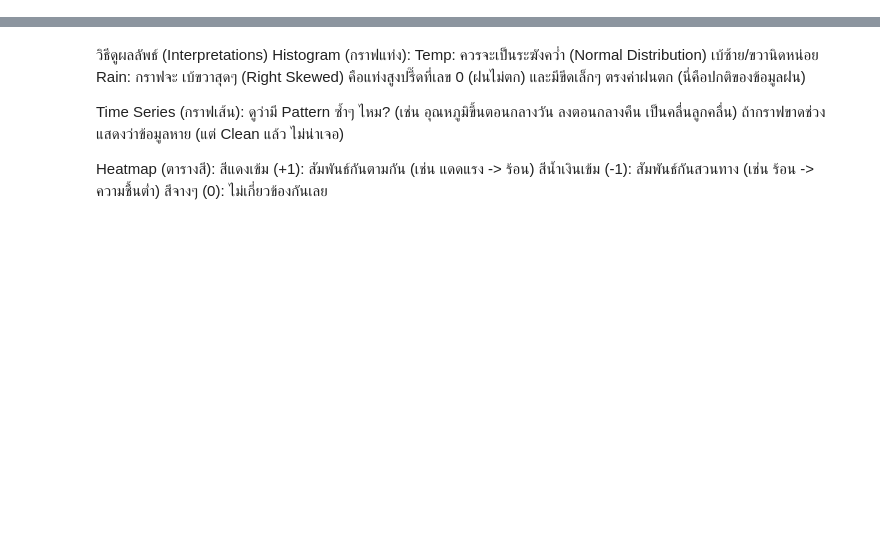
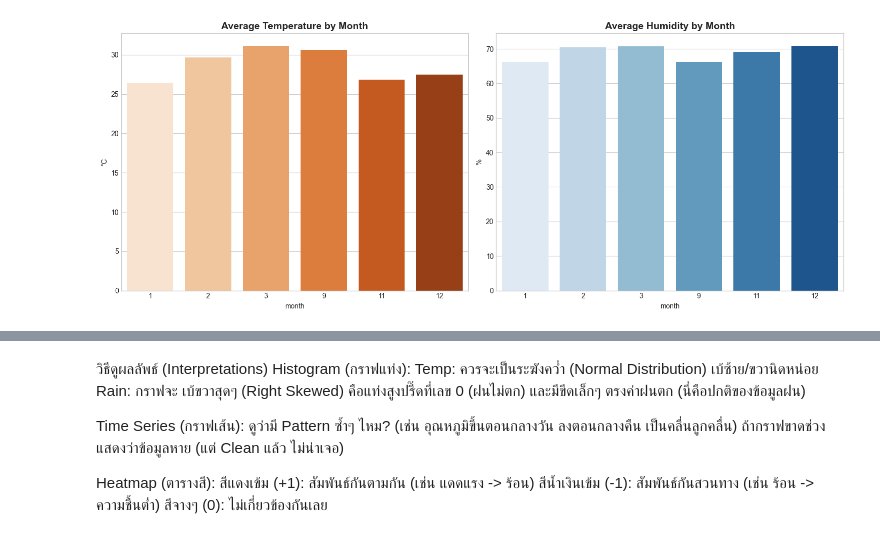
Before and after one commit to Reungwit/Zeus_app, a Jupyter notebook: eda_data.ipynb, the cells around one changed output, grey strips where cells are left out. Cells and saved outputs as stored; diff of their text form; code cells hidden in the pictures; blank space fills up the shorter version.

```diff
--- a/eda_data.ipynb
+++ b/eda_data.ipynb
@@ -71,0 +24,21 @@ plt.show()
+# %%
+plt.figure(figsize=(15, 6))
+
+# ดูค่าเฉลี่ยอุณหภูมิและความชื้นรายเดือน
+monthly_stats = df.groupby('month')[['temp', 'humidity']].mean().reset_index()
+
+plt.subplot(1, 2, 1)
+sns.barplot(data=monthly_stats, x='month', y='temp', palette='Oranges')
+plt.title('Average Temperature by Month', fontsize=14, fontweight='bold')
+plt.ylabel('°C')
+
+plt.subplot(1, 2, 2)
+sns.barplot(data=monthly_stats, x='month', y='humidity', palette='Blues')
+plt.title('Average Humidity by Month', fontsize=14, fontweight='bold')
+plt.ylabel('%')
+
+plt.tight_layout()
+plt.savefig('eda_monthly_trends.png', dpi=300)
+plt.show()
+# %% [output]
+[figure, added]
```
Also changed, not shown: parts of 4 cells of this notebook, 29 other files.
